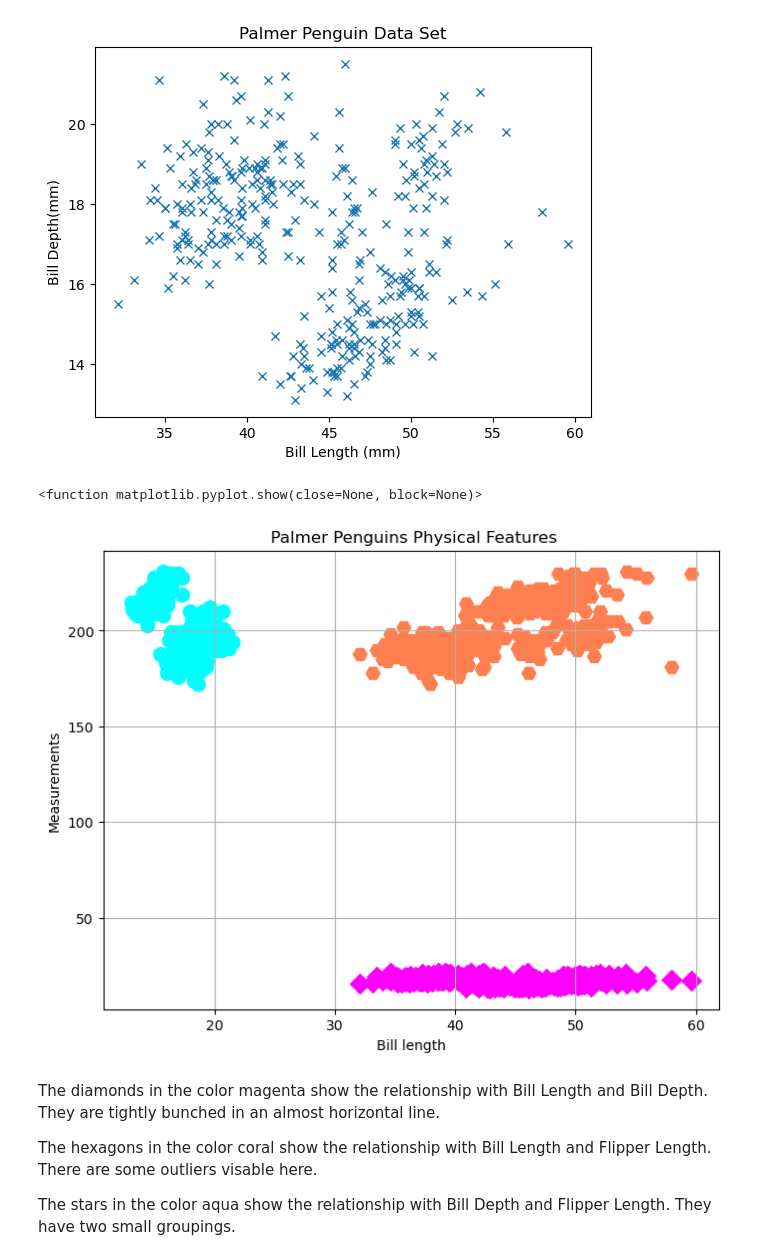
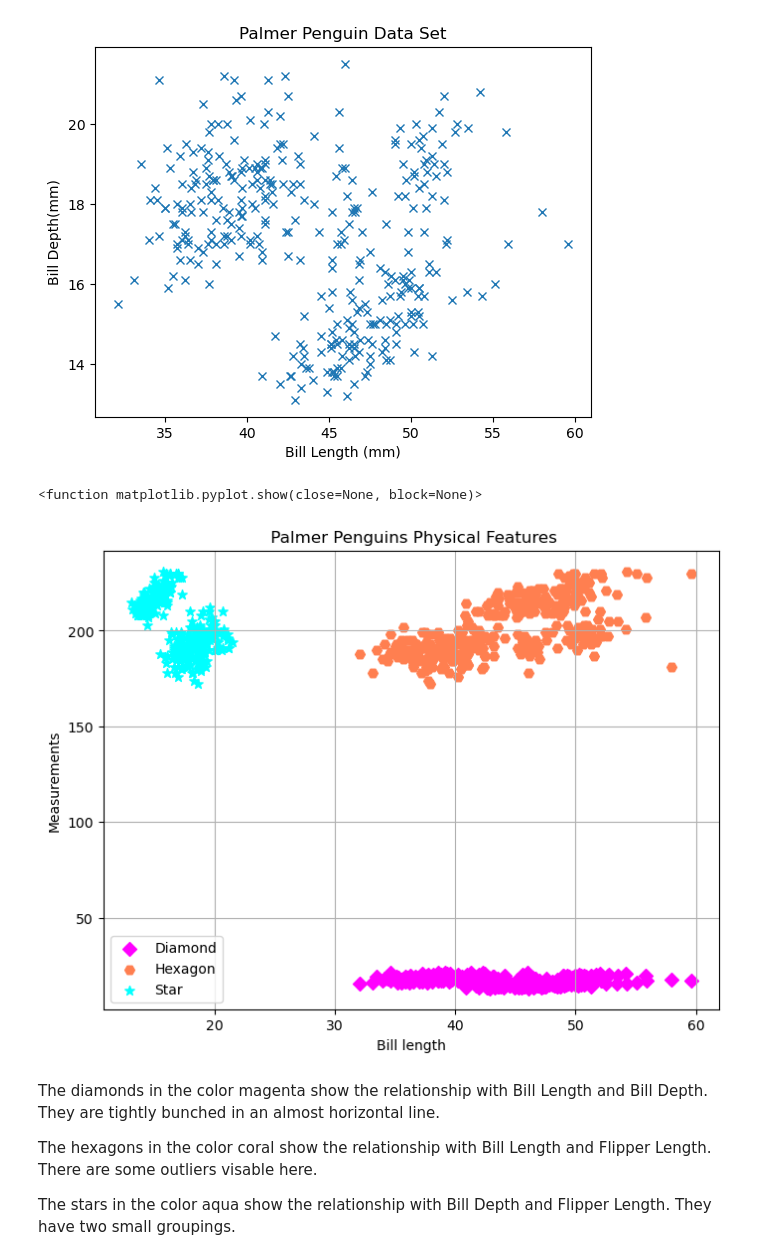
Before and after one commit to Roisin2/mywork, a Jupyter notebook: penguins.ipynb, the cells around one changed output. Cells and saved outputs as stored; diff of their text form; code cells hidden in the pictures.

```diff
--- a/penguins.ipynb
+++ b/penguins.ipynb
@@ -276,23 +281,23 @@ plt.title("Palmer Penguin Data Set")
 Text(0.5, 1.0, 'Palmer Penguin Data Set')
 [figure]
 # %%
-## Get just the flipper Length
+# flipper Length
 flip_len = df["flipper_length_mm"]
 
-# Created a scatter plot ( changing style and color of markers)
+# Created a scatter plot (changing style and color of markers, legend grid title and labels)
 plt.figure(figsize=(8, 6))  # Optional: Set the figure size
-plt.scatter(bill_len, b_depth, s=100, c = "magenta", marker ='D', label='Diamond')
-plt.scatter(bill_len, flip_len, s = 100, c ="coral", marker= 'H', label='Hexagon')
-plt.scatter(b_depth, flip_len, s = 100, c = "aqua", marker ='o', label ='Star')
+plt.scatter(bill_len, b_depth, s=50, c = "magenta", marker ='D', label='Diamond')
+plt.scatter(bill_len, flip_len, s = 50, c ="coral", marker= 'H', label='Hexagon')
+plt.scatter(b_depth, flip_len, s = 50, c = "aqua", marker ='*', label ='Star')
 plt.title(" Palmer Penguins Physical Features")
 plt.xlabel("Bill length")
 plt.ylabel("Measurements")
 plt.grid("TRUE")
-plt.legend
+plt.legend()
 plt.show
 # %% [output]
 <function matplotlib.pyplot.show(close=None, block=None)>
-[figure, old version]
+[figure, new version]
 # %% [markdown]
 The diamonds in the color magenta show the relationship with Bill Length and Bill Depth. They are tightly bunched in an almost horizontal line.
 
```
Also changed, not shown: parts of 10 cells of this notebook, 1 other file.
